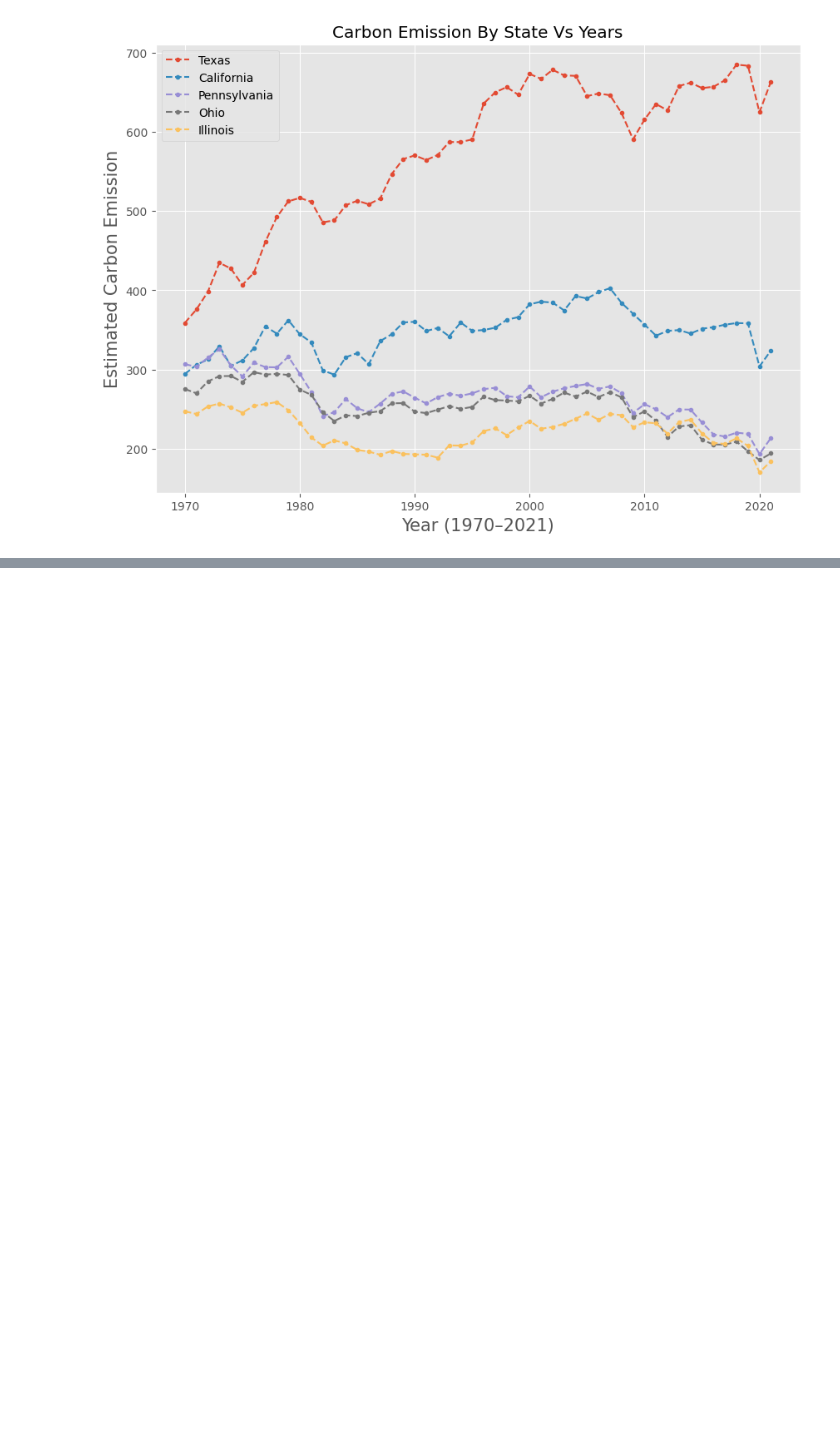
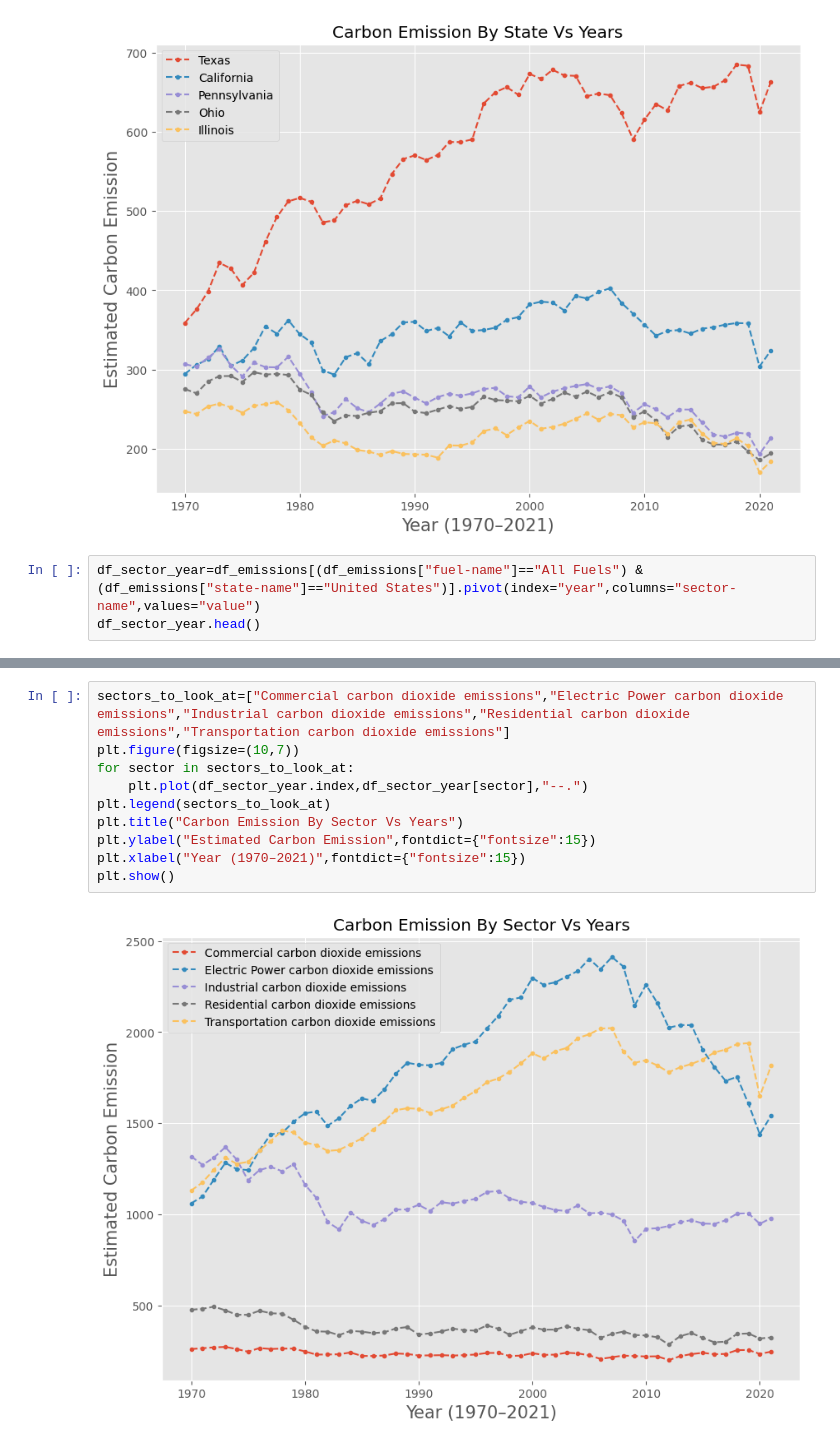
Before and after one commit to houssinekhlif/Project-1, a Jupyter notebook: CarbonEmissionsUS.ipynb, the cells around one changed output, grey strips where cells are left out. Saved outputs shown, nothing was run; the diff lists cells and outputs as text; blank space fills up the shorter version.

```diff
--- a/CarbonEmissionsUS.ipynb
+++ b/CarbonEmissionsUS.ipynb
@@ -144,3 +154,6 @@ plt.xlabel("Year (1970–2021)",fontdict={"fontsize":15})
 plt.show()
 # %% [output]
 [figure]
+# %%
+df_sector_year=df_emissions[(df_emissions["fuel-name"]=="All Fuels") & (df_emissions["state-name"]=="United States")].pivot(index="year",columns="sector-name",values="value")
+df_sector_year.head()
@@ -146,0 +168,12 @@ plt.show()
+# %%
+sectors_to_look_at=["Commercial carbon dioxide emissions","Electric Power carbon dioxide emissions","Industrial carbon dioxide emissions","Residential carbon dioxide emissions","Transportation carbon dioxide emissions"]
+plt.figure(figsize=(10,7))
+for sector in sectors_to_look_at:
+    plt.plot(df_sector_year.index,df_sector_year[sector],"--.")
+plt.legend(sectors_to_look_at)
+plt.title("Carbon Emission By Sector Vs Years")
+plt.ylabel("Estimated Carbon Emission",fontdict={"fontsize":15})
+plt.xlabel("Year (1970–2021)",fontdict={"fontsize":15})
+plt.show()
+# %% [output]
+[figure, added]
```
Also changed, not shown: parts of 8 cells of this notebook.
